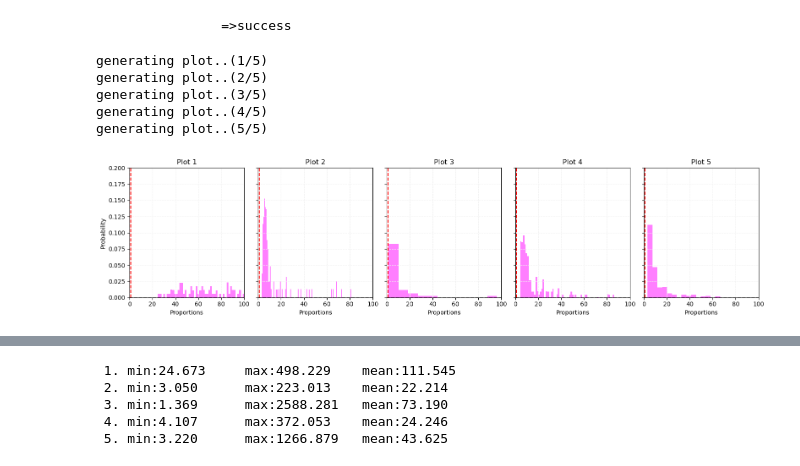
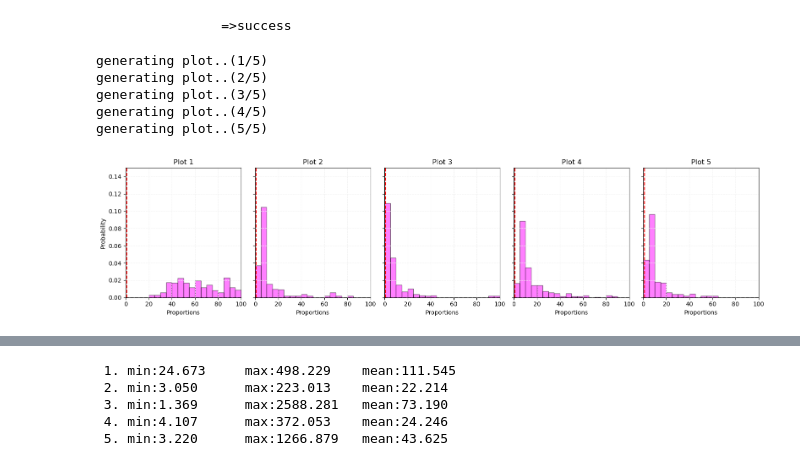
Before and after one commit to MinwooPark96/Computation-Mean-Transform-Convergence, a Jupyter notebook: paper_example.ipynb, the cells around one changed output, grey strips where cells are left out. Drawn from its saved outputs; the diff is of its cells as text; code cells hidden in the pictures.

```diff
--- a/paper_example.ipynb
+++ b/paper_example.ipynb
@@ -439,36 +439,39 @@ buckets=compute_bucket(col=10,n=100,sample_size=10000,iter=5)
 import pickle
 with open('buckets_10_100_10000_5_vary_distribution.pickle', 'wb') as f:
     pickle.dump(buckets, f, pickle.HIGHEST_PROTOCOL)
+# %%
+import pickle
+with open('./pickles/buckets_10_100_10000_5_vary_distribution.pickle', 'rb') as f:
+    buckets = pickle.load(f)
 # %%
-def compute_plot(buckets):
+def compute_plot(buckets,bins=50,xlim=100,ylim=0.2):
     #plotting
     iter=len(buckets)
     sample_size=len(buckets[0])
     fig, axes = plt.subplots(1,iter,sharex=True,sharey=True,figsize=(16,4))
 
     for idx in range(iter):
 
-        axes[idx].hist(buckets[idx],density=True,bins=300,color="magenta",histtype='bar',alpha=0.5)
+        axes[idx].hist(buckets[idx],density=True,bins=bins,color="magenta",histtype='bar',alpha=0.5,range=(0,100),edgecolor ="black")
         # Add labels and title
         axes[idx].set_xlabel('Proportions',rotation=0)
         if idx==0:
             axes[idx].set_ylabel('Probability',rotation=90)
         axes[idx].set_title("Plot {}".format(idx+1))
-        axes[idx].set_xlim(0,100)
-        axes[idx].set_ylim(0,0.2)
-
+        axes[idx].set_xlim(0,xlim)
+        axes[idx].set_ylim(0,ylim)
         axes[idx].vlines(ymin=0,ymax=1,x=1,colors='r',linestyles='--')
         axes[idx].grid(color='0.95',linestyle="--")
         axes[idx].hlines(xmin=0,xmax=100,y=0,colors='black',alpha=0.3,linestyles='--')
         print("generating plot.."+"({0}/{1})".format(idx+1,iter))
 
     plt.tight_layout()
     plt.show()
-compute_plot(buckets)
+compute_plot(buckets,20,100,0.15)
 # %% [output]
 generating plot..(1/5)
 generating plot..(2/5)
 generating plot..(3/5)
 generating plot..(4/5)
 generating plot..(5/5)
-[figure, old version]
+[figure, new version]
```
Also changed, not shown: parts of 2 cells of this notebook.
